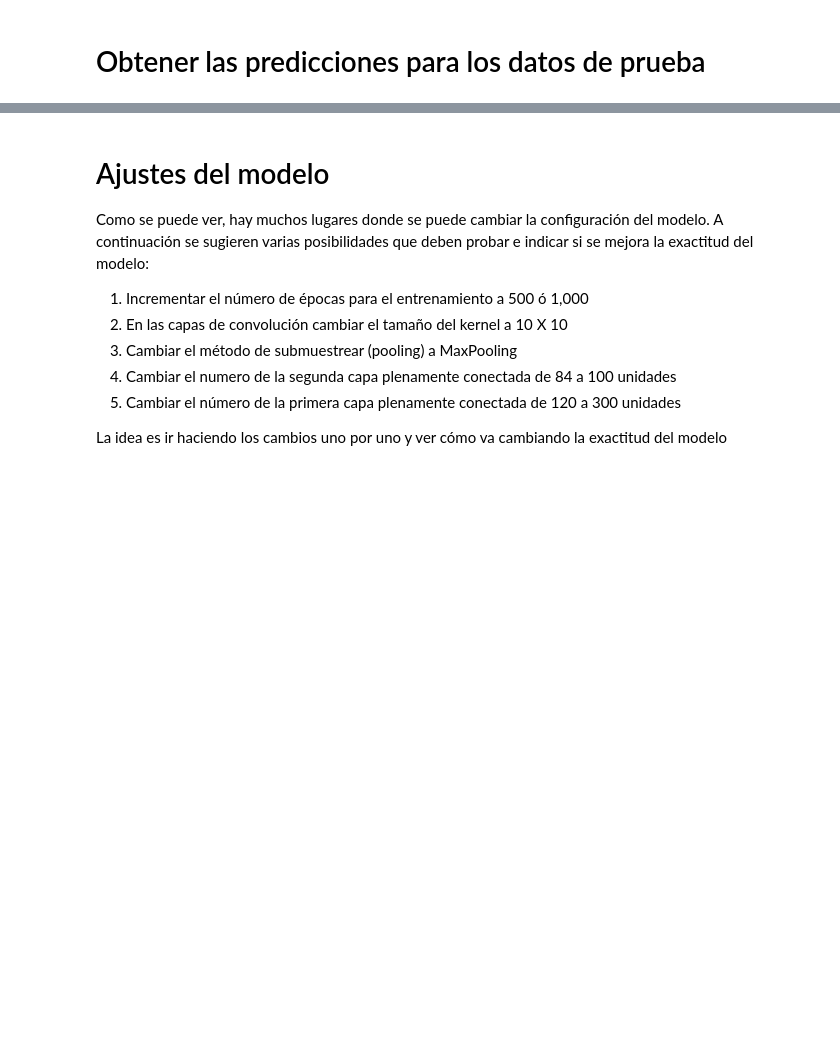
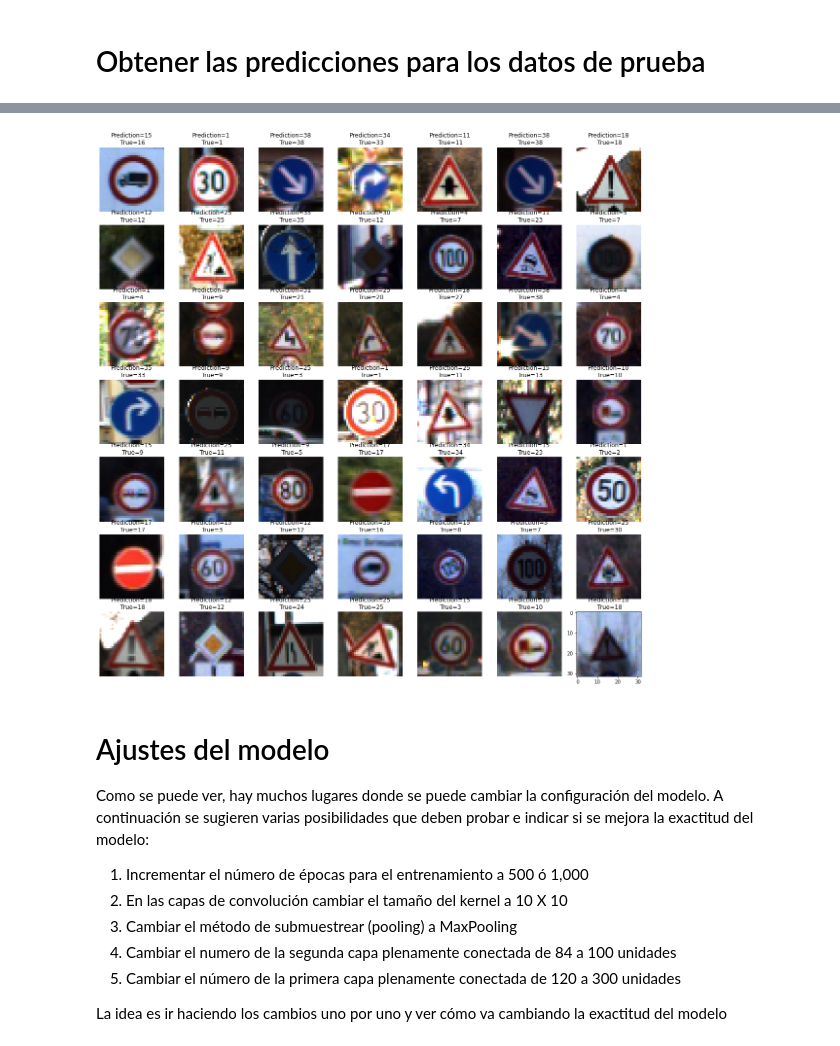
Before and after one commit to lauratamath/lab10-ClasificacionDeRotulos, a Jupyter notebook: Lab 10 - Clasificacion Rotulos Transito con LeNet.ipynb, the cells around one changed output, grey strips where cells are left out. Cells and saved outputs as stored; diff of their text form; code cells hidden in the pictures; blank space fills up the shorter version.

```diff
--- a/Lab 10 - Clasificacion Rotulos Transito con LeNet.ipynb
+++ b/Lab 10 - Clasificacion Rotulos Transito con LeNet.ipynb
@@ -409,7 +421,16 @@ clases_predichas = np.argmax(modelo_cnn.predict(X_prueba_BN_norm),axis=1)
 # %%
 # Generar un cuadro de 7 X 7 con los primeros 49 rótulos del conjunto de prueba y
 #   para cada uno colocar de título la etiqueta verdadera y el código predicho por el
 #   modelo
+
+fig = plt.figure(figsize= (20, 20))
+
+for i in np.arange(0, 49):
+  ax = fig.add_subplot(7, 7, i+1)
+  ax.imshow(X_prueba[i])
+  ax.set_title("Prediction={}\n True={}".format(clases_predichas[i], y_prueba[i]))
+# %% [output]
+[figure, added]
 # %% [markdown]
 #  Ajustes del modelo
 
```
Also changed, not shown: parts of 14 cells of this notebook, 1 other file.
